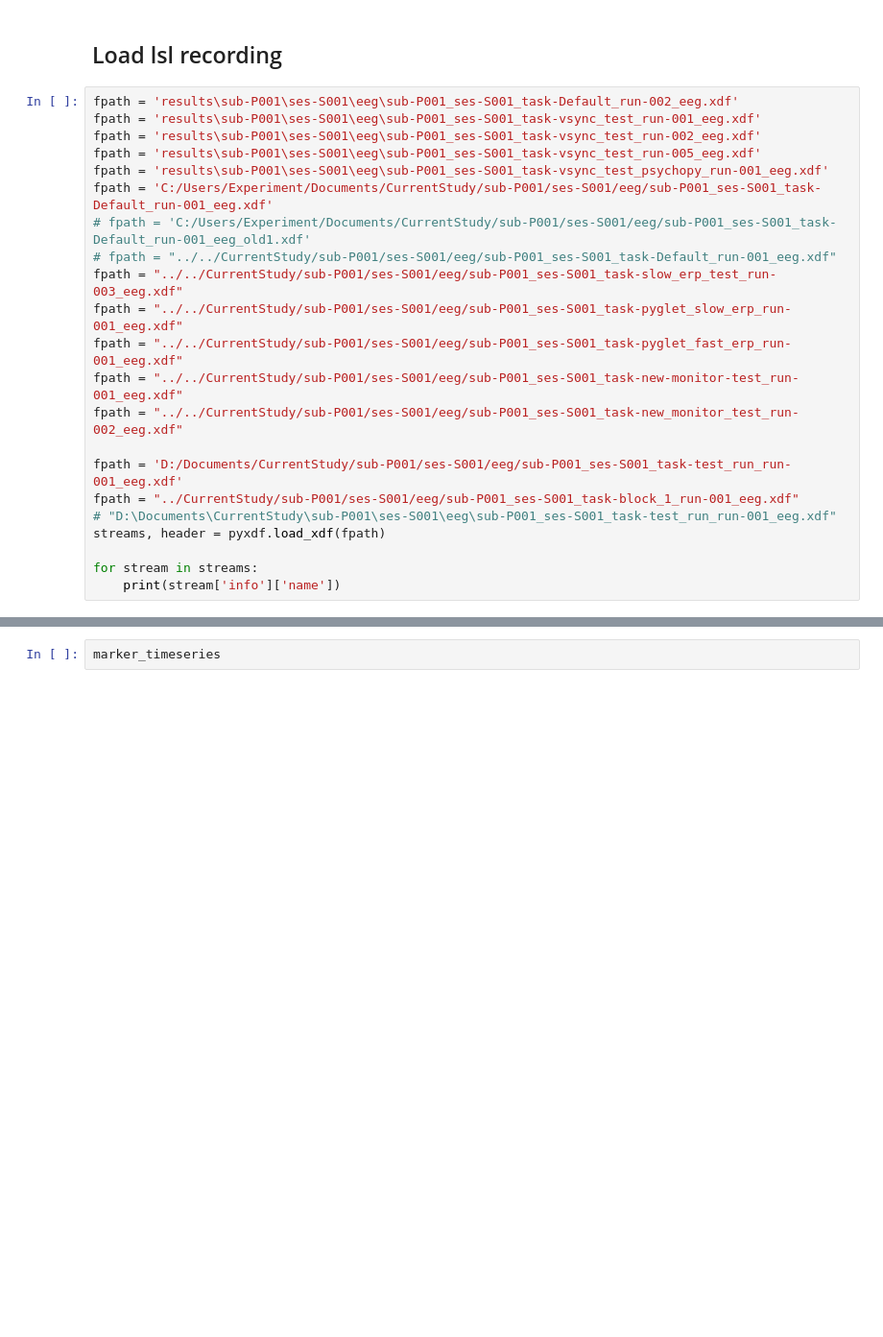
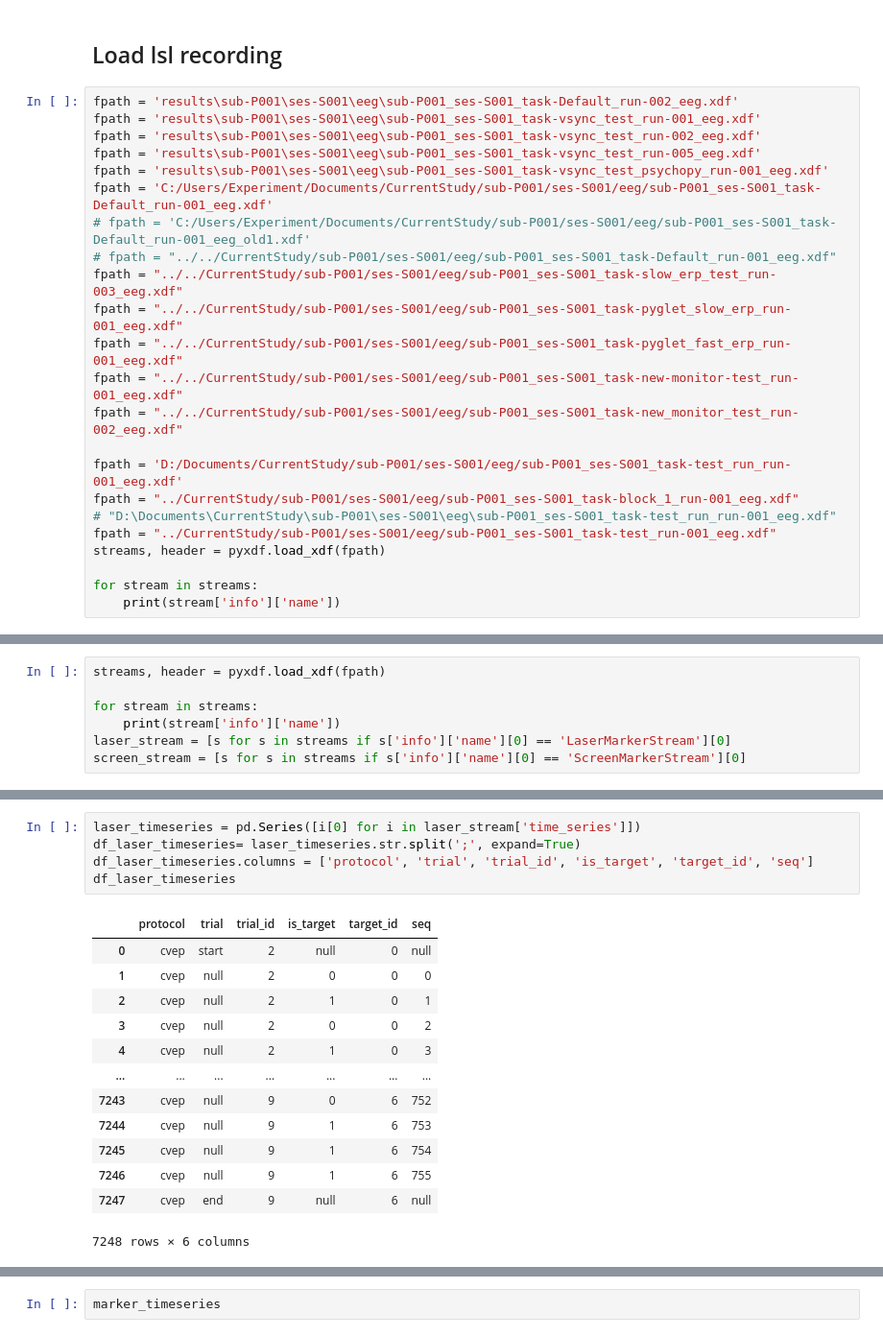
Before and after one commit to amar-enkhbat/codebook_generator, a Jupyter notebook: timing_analysis.ipynb, the cells around one changed output, grey strips where cells are left out. Shown at 96% size. Drawn from its saved outputs; the diff is of its cells as text; blank space fills up the shorter version.

Commit message:
verified correct sequences are being presented for target stimuli

```diff
--- a/timing_analysis.ipynb
+++ b/timing_analysis.ipynb
@@ -28,6 +29,7 @@ fpath = "../../CurrentStudy/sub-P001/ses-S001/eeg/sub-P001_ses-S001_task-new_mon
 fpath = 'D:/Documents/CurrentStudy/sub-P001/ses-S001/eeg/sub-P001_ses-S001_task-test_run_run-001_eeg.xdf'
 fpath = "../CurrentStudy/sub-P001/ses-S001/eeg/sub-P001_ses-S001_task-block_1_run-001_eeg.xdf"
 # "D:\Documents\CurrentStudy\sub-P001\ses-S001\eeg\sub-P001_ses-S001_task-test_run_run-001_eeg.xdf"
+fpath = "../CurrentStudy/sub-P001/ses-S001/eeg/sub-P001_ses-S001_task-test_run-001_eeg.xdf"
 streams, header = pyxdf.load_xdf(fpath)
 
 for stream in streams:
@@ -48,0 +79,7 @@ sensor_timeseries = sensor_stream['time_series'].flatten()
+# %%
+streams, header = pyxdf.load_xdf(fpath)
+
+for stream in streams:
+    print(stream['info']['name'])
+laser_stream = [s for s in streams if s['info']['name'][0] == 'LaserMarkerStream'][0]
+screen_stream = [s for s in streams if s['info']['name'][0] == 'ScreenMarkerStream'][0]
@@ -48,0 +94,19 @@ sensor_timeseries = sensor_stream['time_series'].flatten()
+# %%
+laser_timeseries = pd.Series([i[0] for i in laser_stream['time_series']])
+df_laser_timeseries= laser_timeseries.str.split(';', expand=True)
+df_laser_timeseries.columns = ['protocol', 'trial', 'trial_id', 'is_target', 'target_id', 'seq']
+df_laser_timeseries
+# %% [output]
+|  | protocol | trial | trial_id | is_target | target_id | seq |
+| 0 | cvep | start | 2 | null | 0 | null |
+| 1 | cvep | null | 2 | 0 | 0 | 0 |
+| 2 | cvep | null | 2 | 1 | 0 | 1 |
+| 3 | cvep | null | 2 | 0 | 0 | 2 |
+| 4 | cvep | null | 2 | 1 | 0 | 3 |
+| ... | ... | ... | ... | ... | ... | ... |
+| 7243 | cvep | null | 9 | 0 | 6 | 752 |
+| 7244 | cvep | null | 9 | 1 | 6 | 753 |
+| 7245 | cvep | null | 9 | 1 | 6 | 754 |
+| 7246 | cvep | null | 9 | 1 | 6 | 755 |
+| 7247 | cvep | end | 9 | null | 6 | null |
+7248 rows × 6 columns
```
Also changed, not shown: parts of 20 cells of this notebook.
